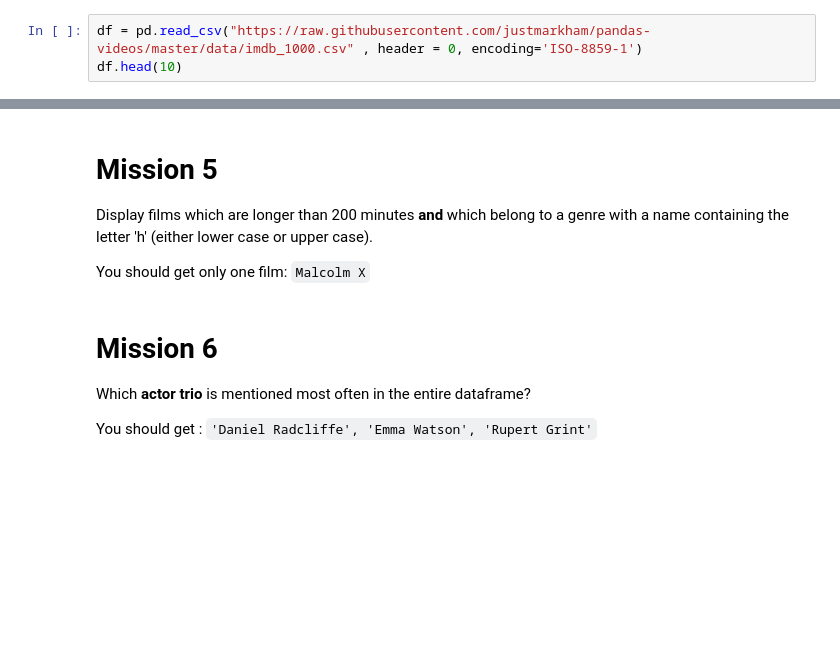
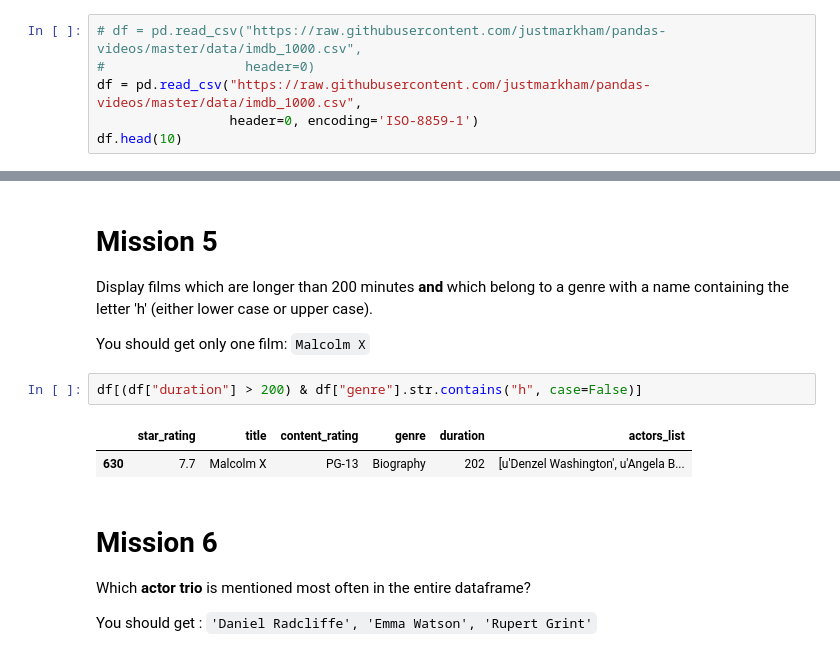
Before and after one commit to bigmoletos/WildCodeSchool_formation_IA_nov2023, a Jupyter notebook: quêtes/Semaine5/Pandas/Pandas/FD_1.3_Pandas_Filtering.ipynb, the cells around one changed output, grey strips where cells are left out. Saved outputs shown, nothing was run; the diff lists cells and outputs as text; blank space fills up the shorter version.

Commit message:
1.3 pandas et live coding

```diff
--- a/quêtes/Semaine5/Pandas/Pandas/FD_1.3_Pandas_Filtering.ipynb
+++ b/quêtes/Semaine5/Pandas/Pandas/FD_1.3_Pandas_Filtering.ipynb
@@ -17,7 +17,10 @@ df.head(10)
 
 Display the first 10 rows [of the following file](https://raw.githubusercontent.com/justmarkham/pandas-videos/master/data/imdb_1000.csv). Store the DataFrame in `df`.
 # %%
-df = pd.read_csv("https://raw.githubusercontent.com/justmarkham/pandas-videos/master/data/imdb_1000.csv" , header = 0, encoding='ISO-8859-1')
+# df = pd.read_csv("https://raw.githubusercontent.com/justmarkham/pandas-videos/master/data/imdb_1000.csv",
+#                  header=0)
+df = pd.read_csv("https://raw.githubusercontent.com/justmarkham/pandas-videos/master/data/imdb_1000.csv",
+                 header=0, encoding='ISO-8859-1')
 df.head(10)
 # %% [output]
 |  | star_rating | title | content_rating | genre | duration | actors_list |
@@ -79,6 +134,11 @@ Display only the rows with films that belong to the lowest rated genre (based on
 Display films which are longer than 200 minutes **and** which belong to a genre with a name containing the letter 'h' (either lower case or upper case).
 
 You should get only one film: `Malcolm X`
+# %%
+df[(df["duration"] > 200) & df["genre"].str.contains("h", case=False)]
+# %% [output]
+|  | star_rating | title | content_rating | genre | duration | actors_list |
+| 630 | 7.7 | Malcolm X | PG-13 | Biography | 202 | [u'Denzel Washington', u'Angela B... |
 # %% [markdown]
 # Mission 6
 
```
Also changed, not shown: parts of 6 cells of this notebook, 1 other file.
